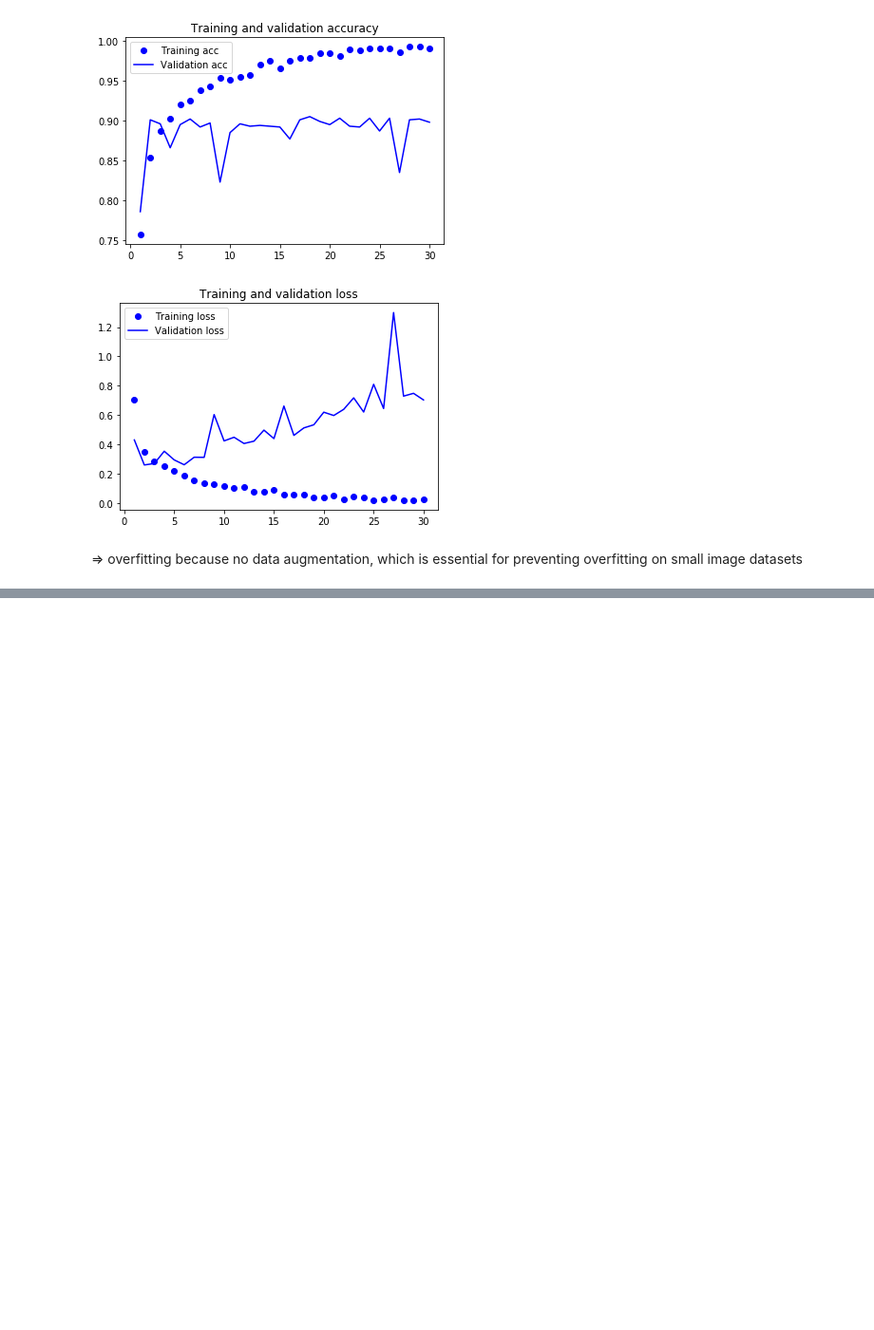
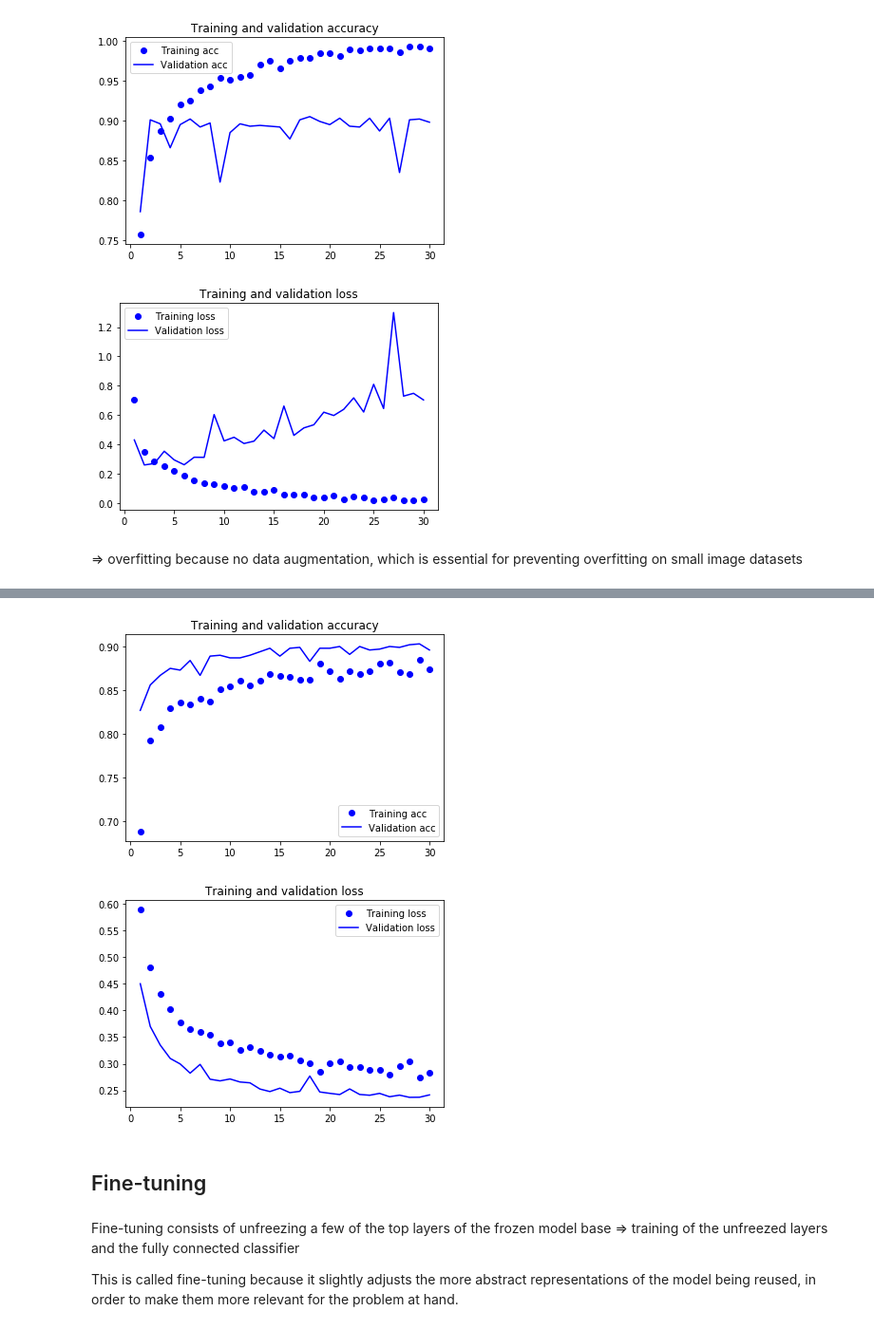
Before and after one commit to djdtimit/Deep-Learning, a Jupyter notebook: pretrained_convnet.ipynb, the cells around one changed output, grey strips where cells are left out. Shown at 95% size. Cells and saved outputs as stored; diff of their text form; code cells hidden in the pictures; blank space fills up the shorter version.

```diff
--- a/pretrained_convnet.ipynb
+++ b/pretrained_convnet.ipynb
@@ -209,0 +260,7 @@ plt.show()
+# %%
+train_generator = train_datagen.flow_from_directory(
+    train_dir,
+    target_size=(150, 150),
+    batch_size=20,
+    class_mode='binary'
+)
@@ -209,0 +269,7 @@ plt.show()
+# %%
+validation_generator = test_datagen.flow_from_directory(
+    validation_dir,
+    target_size=(150,150),
+    batch_size=20,
+    class_mode='binary'
+)
@@ -209,0 +278,2 @@ plt.show()
+# %%
+model.compile(optimizer=optimizers.RMSprop(lr=2e-5),loss='binary_crossentropy', metrics=['acc'])
@@ -209,0 +286,8 @@ plt.show()
+# %%
+history = model.fit_generator(
+    train_generator,
+    steps_per_epoch=100,
+    epochs=30,
+    validation_data = validation_generator,
+    validation_steps = 50
+)
@@ -209,0 +315,29 @@ plt.show()
+# %%
+acc = history.history['acc']
+val_acc = history.history['val_acc']
+loss = history.history['loss']
+val_loss = history.history['val_loss']
+epochs = range(1, len(acc) + 1)
+
+plt.plot(epochs, acc, 'bo', label='Training acc')
+plt.plot(epochs, val_acc, 'b', label='Validation acc')
+plt.title('Training and validation accuracy')
+plt.legend()
+
+plt.figure()
+
+plt.plot(epochs, loss, 'bo', label='Training loss')
+plt.plot(epochs, val_loss, 'b', label='Validation loss')
+plt.title('Training and validation loss')
+plt.legend()
+
+plt.show()
+# %% [output]
+[figure, added]
+[figure, added]
+# %% [markdown]
+## Fine-tuning
+# %% [markdown]
+Fine-tuning consists of unfreezing a few of the top layers of the frozen model base => training of the unfreezed layers and the fully connected classifier
+
+This is called fine-tuning because it slightly adjusts the more abstract representations of the model being reused, in order to make them more relevant for the problem at hand.
```
Also changed, not shown: parts of 32 cells of this notebook.
